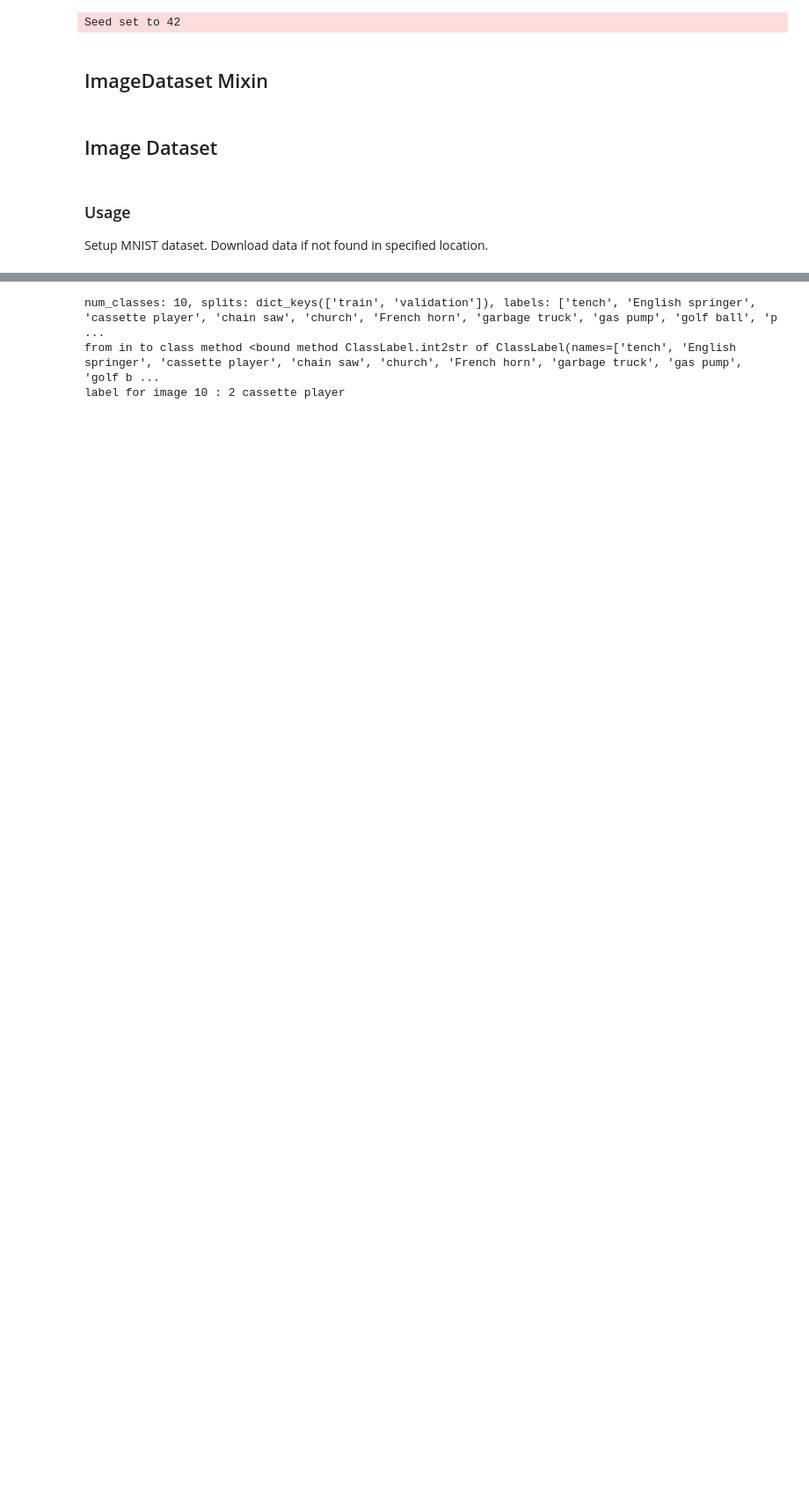
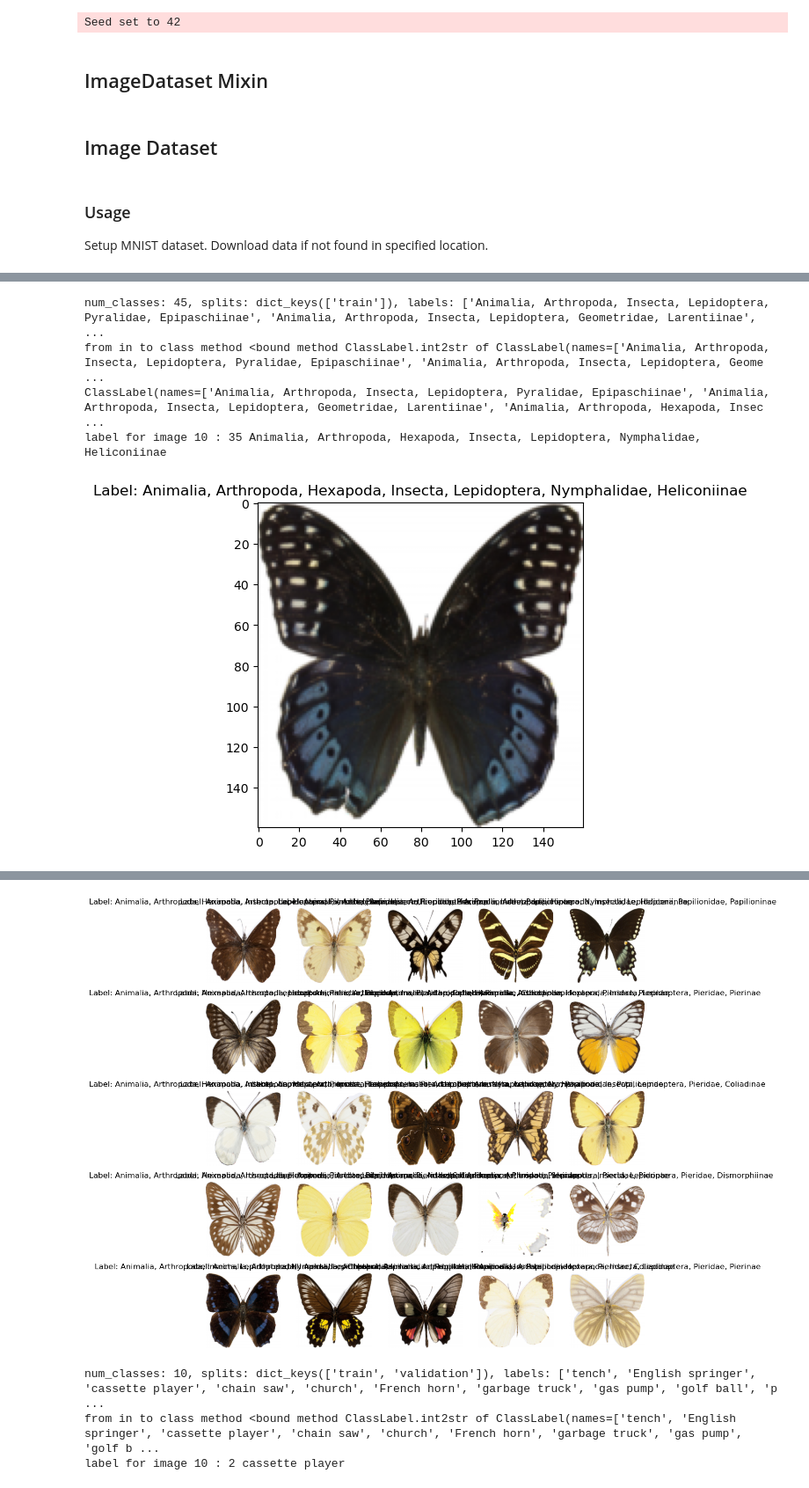
Before and after one commit to slegroux/nimrod, a Jupyter notebook: nbs/image.datasets.ipynb, the cells around one changed output, grey strips where cells are left out. Shown at 88% size. Drawn from its saved outputs; the diff is of its cells as text; code cells hidden in the pictures; blank space fills up the shorter version.

```diff
--- a/nbs/image.datasets.ipynb
+++ b/nbs/image.datasets.ipynb
@@ -266,3 +275,11 @@ class ImageDataset(ImagePlotMixin, Dataset):
 # %% [markdown]
 ### Usage
 Setup MNIST dataset. Download data if not found in specified location.
+# %%
+test = ImageDataset(
+    "huggan/smithsonian_butterflies_subset",
+    data_dir=None,
+    split='train',
+    transforms=transforms.Compose([transforms.ToTensor(),transforms.Resize((160, 160))]), #,transforms.Normalize((0.485, 0.456, 0.406), (0.229, 0.224, 0.225))])
+    exclude_grey_scale=True
+)
@@ -268,0 +291,10 @@ Setup MNIST dataset. Download data if not found in specified location.
+# %%
+print(f"num_classes: {test.num_classes}, splits: {test.splits}, labels: {test.label_names}")
+print("from in to class method",test.hf_ds.features['label'].int2str)
+print(test.hf_ds.features['label'])
+
+idx = 10
+print(f"label for image {idx} :", test[idx][1], test.int2str(test[idx][1]))
+test.show(idx)
+test.show_grid(5,5)
+# %% [output]
@@ -268,0 +303,5 @@ Setup MNIST dataset. Download data if not found in specified location.
+num_classes: 45, splits: dict_keys(['train']), labels: ['Animalia, Arthropoda, Insecta, Lepidoptera, Pyralidae, Epipaschiinae', 'Animalia, Arthropoda, Insecta, Lepidoptera, Geometridae, Larentiinae',  ...
+from in to class method <bound method ClassLabel.int2str of ClassLabel(names=['Animalia, Arthropoda, Insecta, Lepidoptera, Pyralidae, Epipaschiinae', 'Animalia, Arthropoda, Insecta, Lepidoptera, Geome ...
+ClassLabel(names=['Animalia, Arthropoda, Insecta, Lepidoptera, Pyralidae, Epipaschiinae', 'Animalia, Arthropoda, Insecta, Lepidoptera, Geometridae, Larentiinae', 'Animalia, Arthropoda, Hexapoda, Insec ...
+label for image 10 : 35 Animalia, Arthropoda, Hexapoda, Insecta, Lepidoptera, Nymphalidae, Heliconiinae
+[figure, added]
@@ -269 +325,2 @@ Setup MNIST dataset. Download data if not found in specified location.
+[figure, added]
 # %%
```
Also changed, not shown: parts of 15 cells of this notebook, 3 other files.
